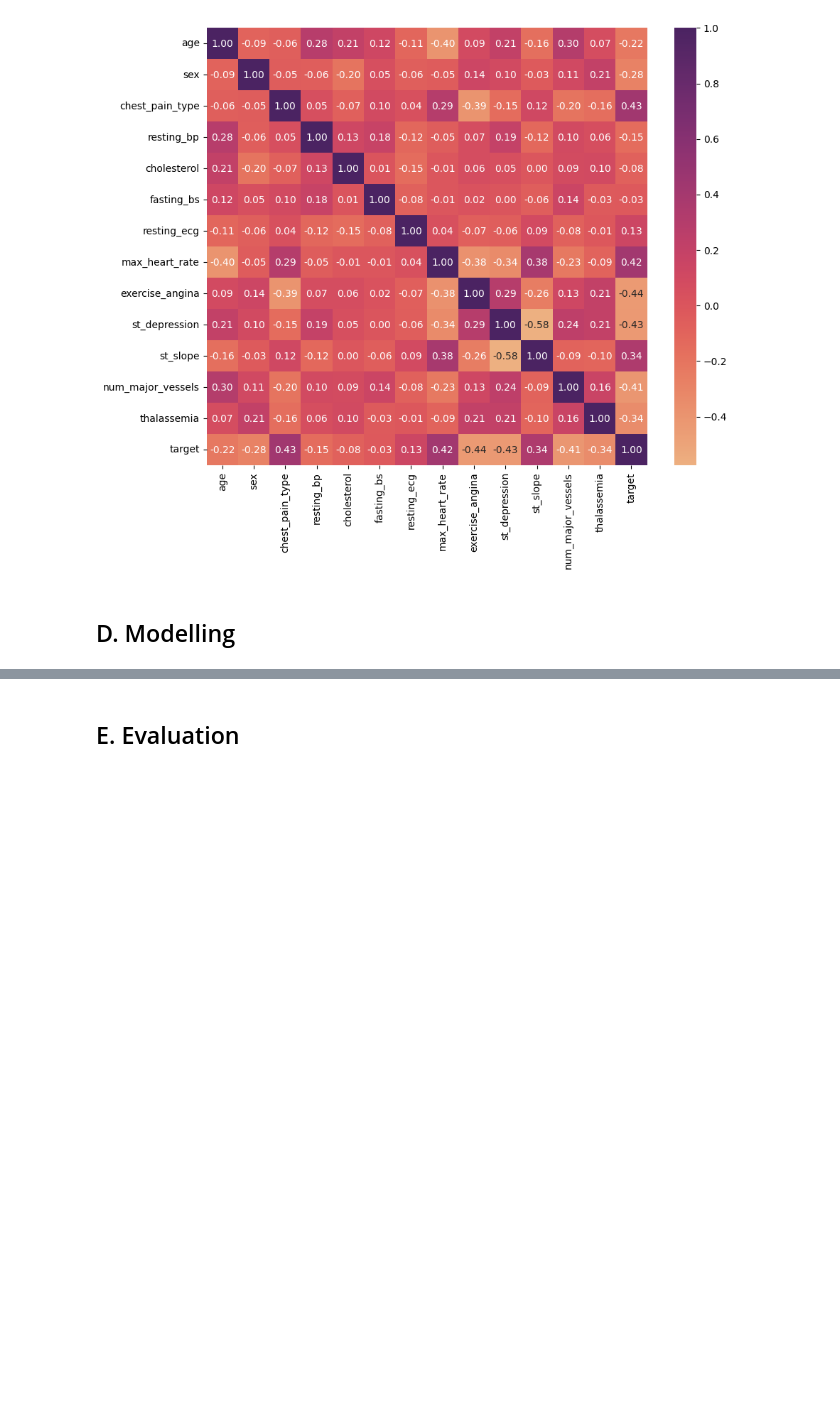
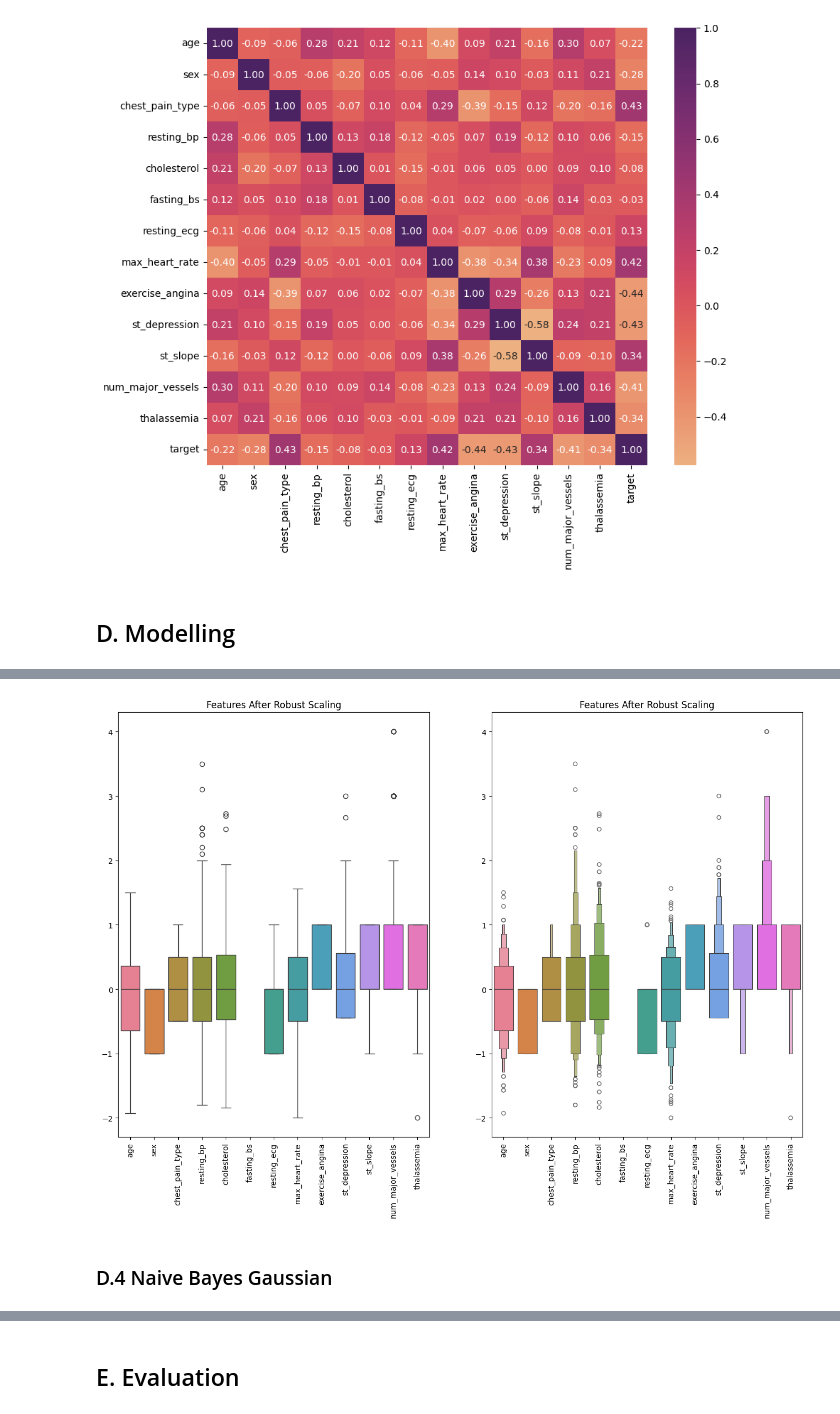
Before and after one commit to HablSank/1Day-1Dataset_MachineLearningProject, a Jupyter notebook: Day-13/Naive Bayes Gaussian (Heart Attack)/heart.ipynb, the cells around one changed output, grey strips where cells are left out. Saved outputs shown, nothing was run; the diff lists cells and outputs as text; code cells hidden in the pictures; blank space fills up the shorter version.

Commit message:
Day - 13 (Naive Bayes Gaussian) Modelling Done

```diff
--- a/Day-13/Naive Bayes Gaussian (Heart Attack)/heart.ipynb
+++ b/Day-13/Naive Bayes Gaussian (Heart Attack)/heart.ipynb
@@ -274,0 +323,25 @@ plt.show()
+# %%
+# 1. Calculate Statistics (With Only Train Data)
+# Find Median & IQR
+median = X_train.median(axis=0)
+Q1 = X_train.quantile(0.25, axis=0)
+Q3 = X_train.quantile(0.75, axis=0)
+IQR = Q3 - Q1
+
+# 2. Scale Train & Test Data
+X_train = (X_train - median) / IQR
+X_test = (X_test - median) / IQR
+# %%
+fig, axes = plt.subplots(1, 2, figsize=(16, 10))
+
+sns.boxplot(X_train, ax=axes[0])
+axes[0].set_title("Features After Robust Scaling")
+axes[0].tick_params(axis='x', rotation=90)
+
+sns.boxenplot(X_train, ax=axes[1])
+axes[1].set_title("Features After Robust Scaling")
+axes[1].tick_params(axis='x', rotation=90)
+# %% [output]
+[figure, added]
+# %% [markdown]
+### D.4 Naive Bayes Gaussian
```
Also changed, not shown: parts of 31 cells of this notebook.
